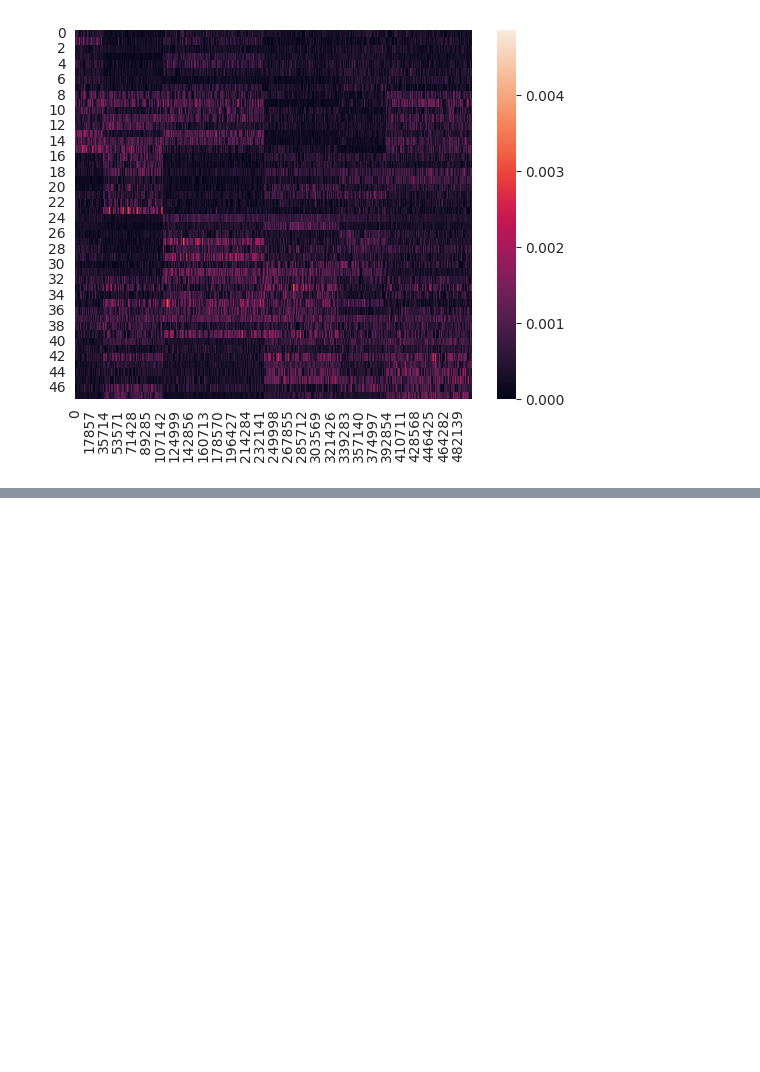
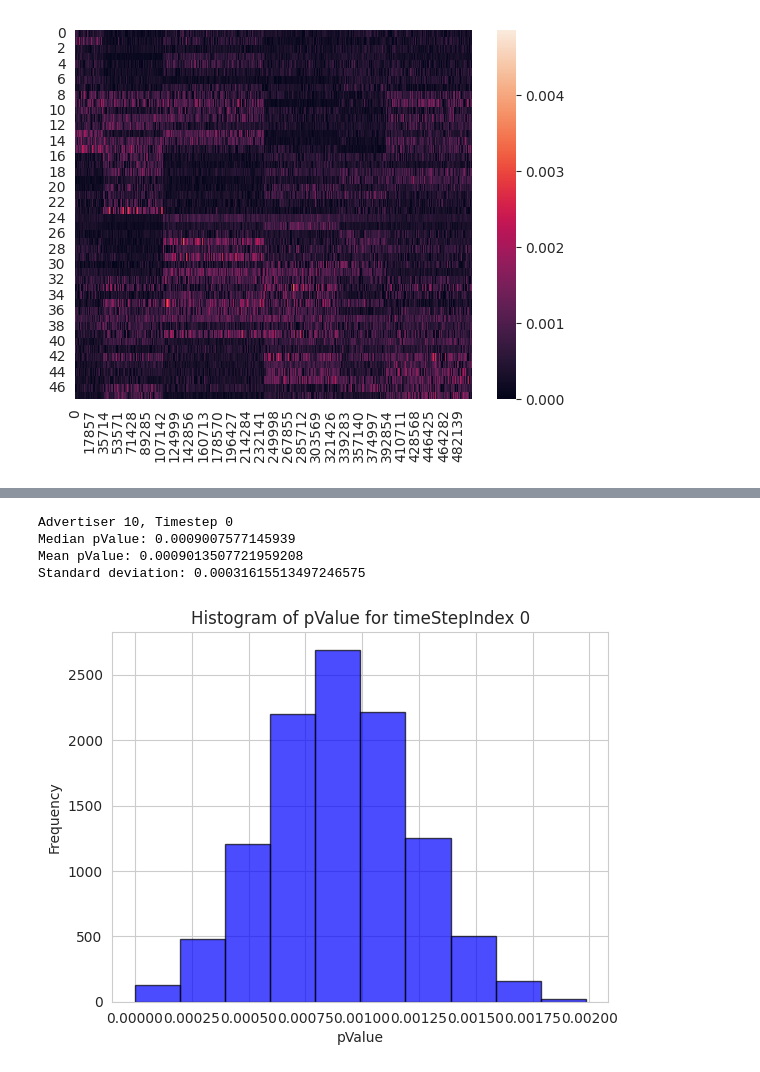
Before and after one commit to DanielGardin/auto-bidding, a Jupyter notebook: data/caio_data_analysis.ipynb, the cells around one changed output, grey strips where cells are left out. Cells and saved outputs as stored; diff of their text form; code cells hidden in the pictures; blank space fills up the shorter version.

```diff
--- a/data/caio_data_analysis.ipynb
+++ b/data/caio_data_analysis.ipynb
@@ -66,0 +142,8 @@ sns.heatmap(pValues)
+# %%
+analysis1_1(bidding_data, 10, 0)
+# %% [output]
+Advertiser 10, Timestep 0
+Median pValue: 0.0009007577145939
+Mean pValue: 0.0009013507721959208
+Standard deviation: 0.00031615513497246575
+[figure, added]
```
Also changed, not shown: parts of 5 cells of this notebook.
